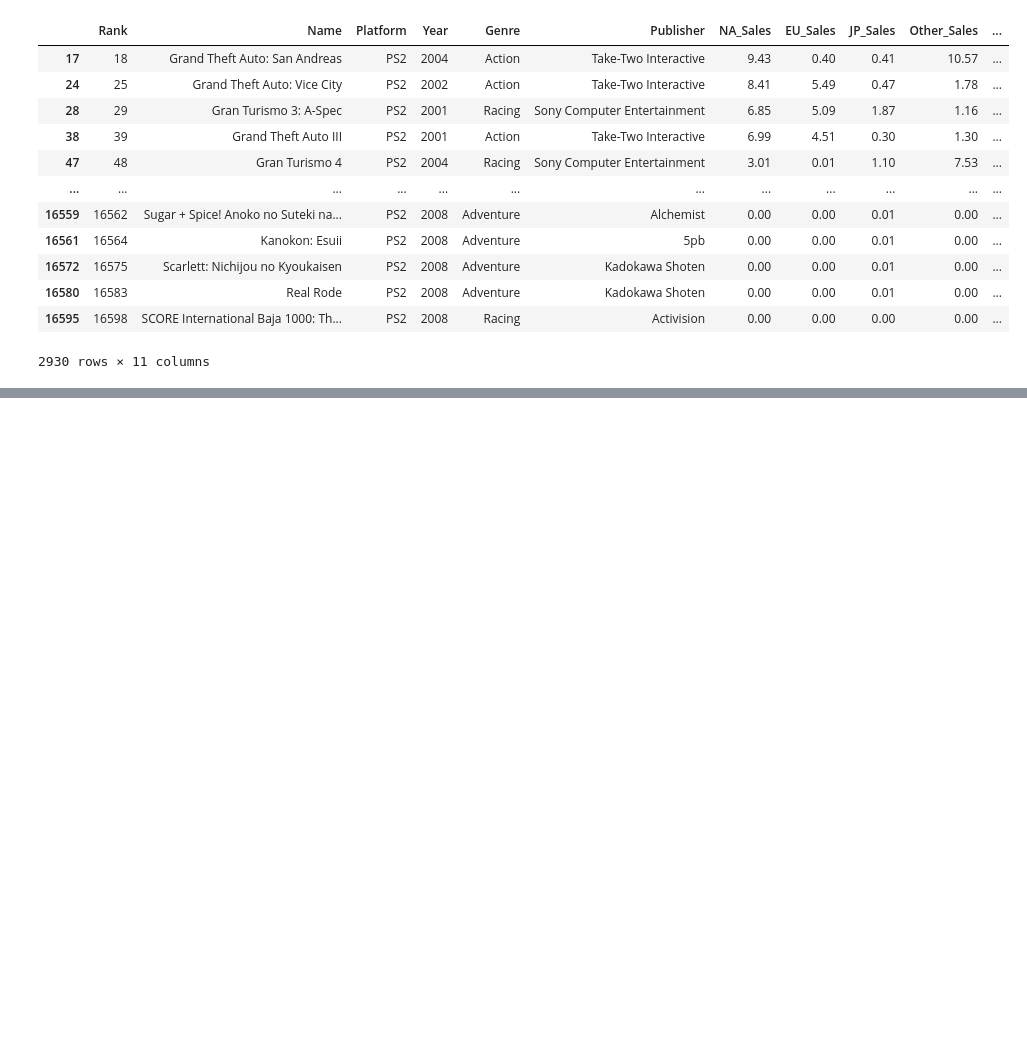
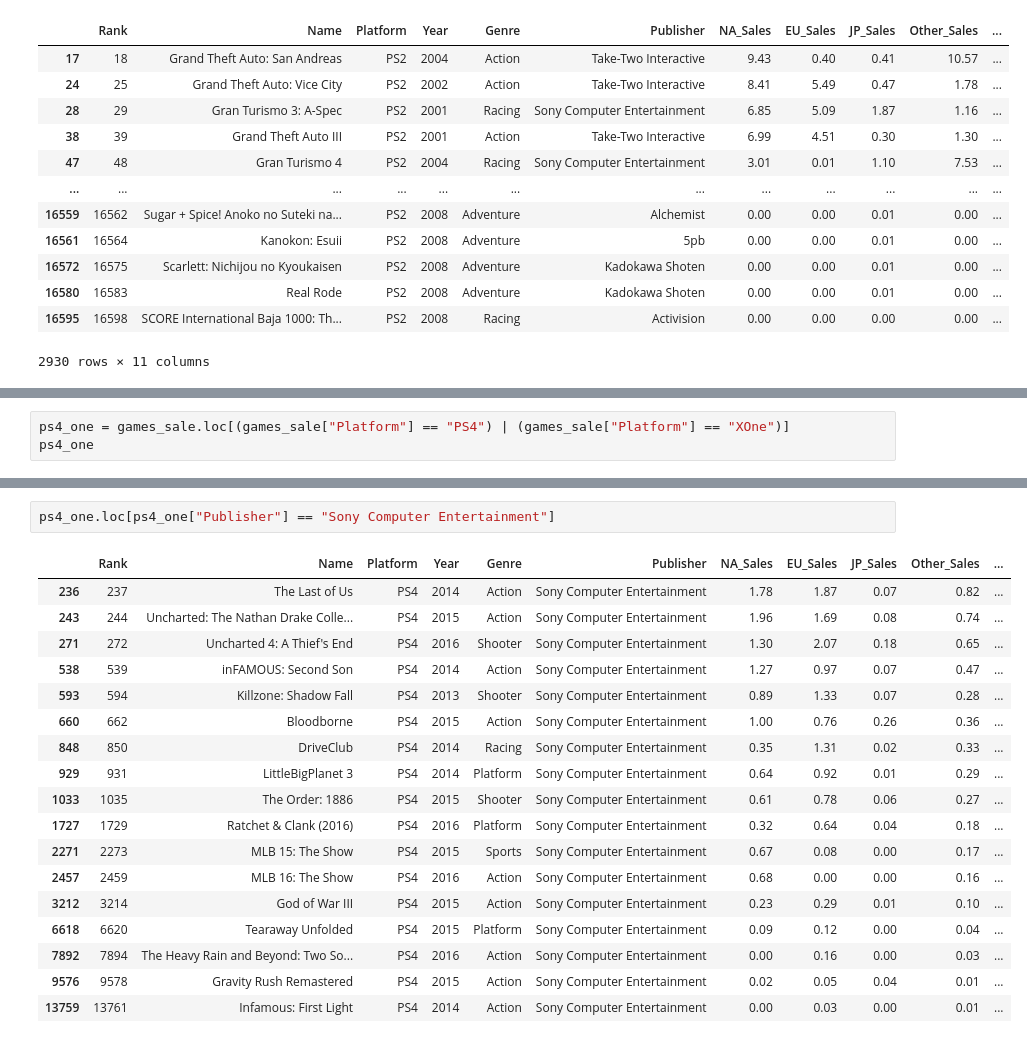
Before and after one commit to hermeson883/Big_Data_Work, a Jupyter notebook: Games_sales.ipynb, the cells around one changed output, grey strips where cells are left out. Saved outputs shown, nothing was run; the diff lists cells and outputs as text; blank space fills up the shorter version.

```diff
--- a/Games_sales.ipynb
+++ b/Games_sales.ipynb
@@ -615,0 +736,3 @@ fig.update_traces(textposition='inside', textinfo='percent+label')
+# %%
+ps4_one = games_sale.loc[(games_sale["Platform"] == "PS4") | (games_sale["Platform"] == "XOne")]
+ps4_one
@@ -615,0 +753,21 @@ fig.update_traces(textposition='inside', textinfo='percent+label')
+# %%
+ps4_one.loc[ps4_one["Publisher"] == "Sony Computer Entertainment"]
+# %% [output]
+|  | Rank | Name | Platform | Year | Genre | Publisher | NA_Sales | EU_Sales | JP_Sales | Other_Sales | ... |
+| 236 | 237 | The Last of Us | PS4 | 2014 | Action | Sony Computer Entertainment | 1.78 | 1.87 | 0.07 | 0.82 | ... |
+| 243 | 244 | Uncharted: The Nathan Drake Colle... | PS4 | 2015 | Action | Sony Computer Entertainment | 1.96 | 1.69 | 0.08 | 0.74 | ... |
+| 271 | 272 | Uncharted 4: A Thief's End | PS4 | 2016 | Shooter | Sony Computer Entertainment | 1.30 | 2.07 | 0.18 | 0.65 | ... |
+| 538 | 539 | inFAMOUS: Second Son | PS4 | 2014 | Action | Sony Computer Entertainment | 1.27 | 0.97 | 0.07 | 0.47 | ... |
+| 593 | 594 | Killzone: Shadow Fall | PS4 | 2013 | Shooter | Sony Computer Entertainment | 0.89 | 1.33 | 0.07 | 0.28 | ... |
+| 660 | 662 | Bloodborne | PS4 | 2015 | Action | Sony Computer Entertainment | 1.00 | 0.76 | 0.26 | 0.36 | ... |
+| 848 | 850 | DriveClub | PS4 | 2014 | Racing | Sony Computer Entertainment | 0.35 | 1.31 | 0.02 | 0.33 | ... |
+| 929 | 931 | LittleBigPlanet 3 | PS4 | 2014 | Platform | Sony Computer Entertainment | 0.64 | 0.92 | 0.01 | 0.29 | ... |
+| 1033 | 1035 | The Order: 1886 | PS4 | 2015 | Shooter | Sony Computer Entertainment | 0.61 | 0.78 | 0.06 | 0.27 | ... |
+| 1727 | 1729 | Ratchet & Clank (2016) | PS4 | 2016 | Platform | Sony Computer Entertainment | 0.32 | 0.64 | 0.04 | 0.18 | ... |
+| 2271 | 2273 | MLB 15: The Show | PS4 | 2015 | Sports | Sony Computer Entertainment | 0.67 | 0.08 | 0.00 | 0.17 | ... |
+| 2457 | 2459 | MLB 16: The Show | PS4 | 2016 | Action | Sony Computer Entertainment | 0.68 | 0.00 | 0.00 | 0.16 | ... |
+| 3212 | 3214 | God of War III | PS4 | 2015 | Action | Sony Computer Entertainment | 0.23 | 0.29 | 0.01 | 0.10 | ... |
+| 6618 | 6620 | Tearaway Unfolded | PS4 | 2015 | Platform | Sony Computer Entertainment | 0.09 | 0.12 | 0.00 | 0.04 | ... |
+| 7892 | 7894 | The Heavy Rain and Beyond: Two So... | PS4 | 2016 | Action | Sony Computer Entertainment | 0.00 | 0.16 | 0.00 | 0.03 | ... |
+| 9576 | 9578 | Gravity Rush Remastered | PS4 | 2015 | Action | Sony Computer Entertainment | 0.02 | 0.05 | 0.04 | 0.01 | ... |
+| 13759 | 13761 | Infamous: First Light | PS4 | 2014 | Action | Sony Computer Entertainment | 0.00 | 0.03 | 0.00 | 0.01 | ... |
```
Also changed, not shown: parts of 29 cells of this notebook.
